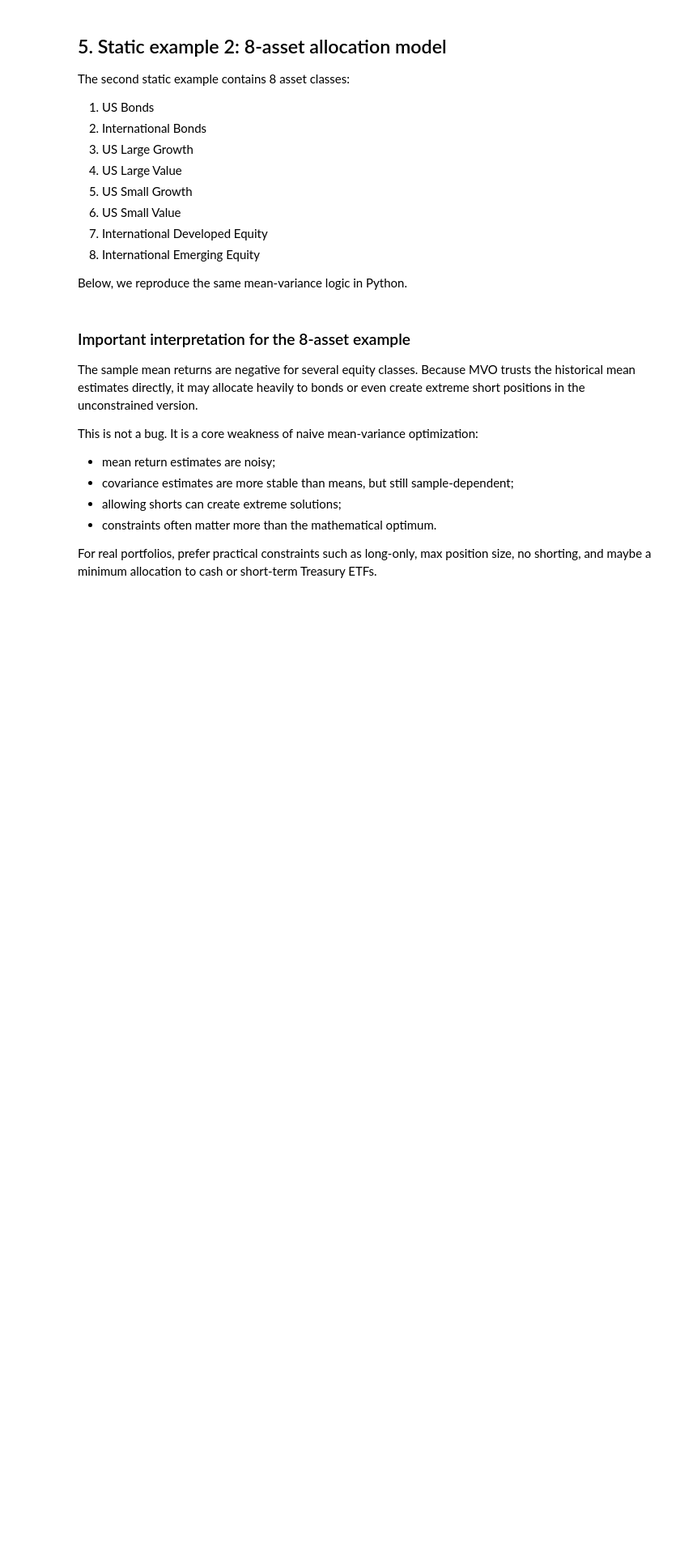
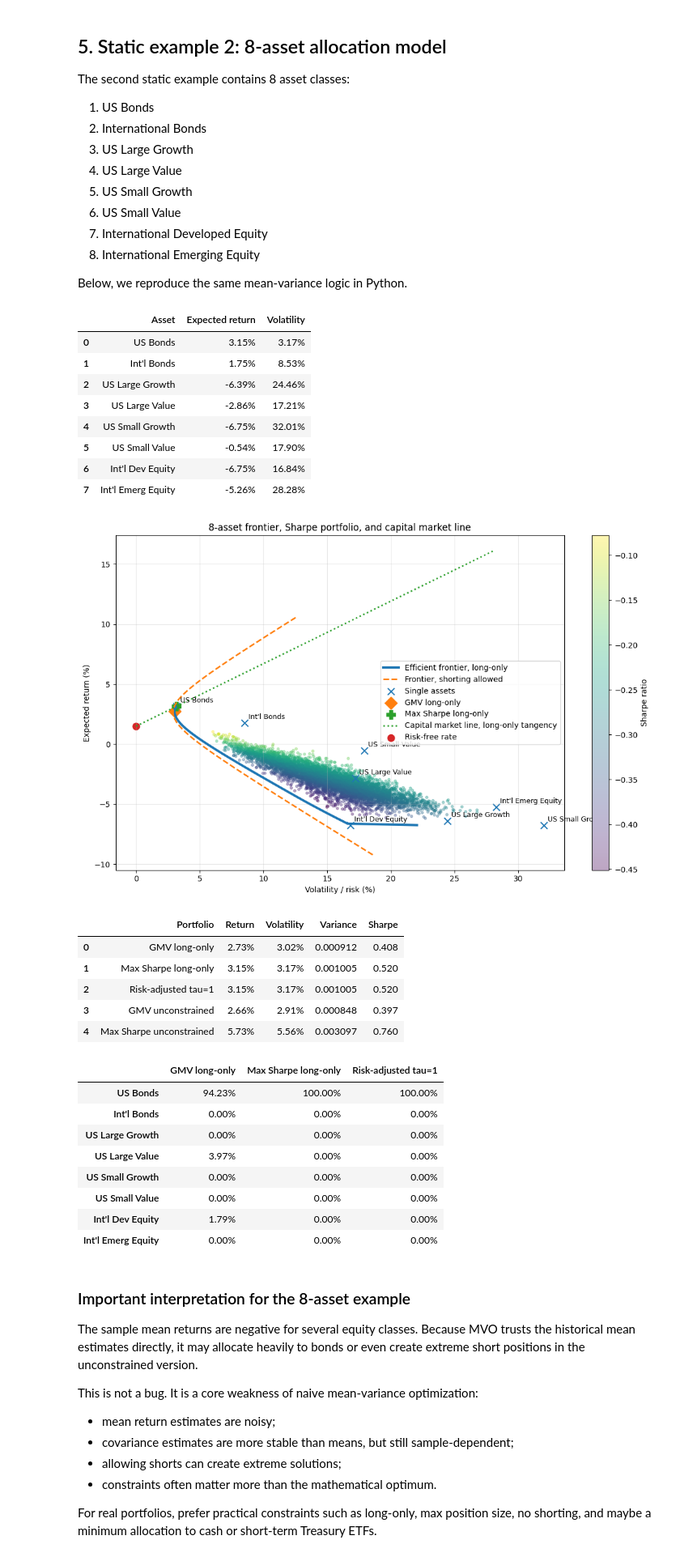
Before and after one commit to PathornKiti/financial-student-lecture, a Jupyter notebook: notebook/lecture/nb_mean_variance.ipynb, the cells around one changed output. Shown at 81% size. Cells and saved outputs as stored; diff of their text form; code cells hidden in the pictures; blank space fills up the shorter version.

```diff
--- a/notebook/lecture/nb_mean_variance.ipynb
+++ b/notebook/lecture/nb_mean_variance.ipynb
@@ -521,34 +537,60 @@ mvo_mu = np.array([3.15, 1.75, -6.39, -2.86, -6.75, -0.54, -6.75, -5.26], dtype=
 
 mvo_cov = np.array([
     [ 0.001005,  0.001328, -0.000579, -0.000675,  0.000121,  0.000128, -0.000445, -0.000437],
     [ 0.001328,  0.007277, -0.001307, -0.000610, -0.002237, -0.000989,  0.001442, -0.001535],
     [-0.000579, -0.001307,  0.059852,  0.027588,  0.063497,  0.023036,  0.032967,  0.048039],
     [-0.000675, -0.000610,  0.027588,  0.029609,  0.026572,  0.021465,  0.020697,  0.029854],
     [ 0.000121, -0.002237,  0.063497,  0.026572,  0.102488,  0.042744,  0.039943,  0.065994],
     [ 0.000128, -0.000989,  0.023036,  0.021465,  0.042744,  0.032056,  0.019881,  0.032235],
     [-0.000445,  0.001442,  0.032967,  0.020697,  0.039943,  0.019881,  0.028355,  0.035064],
     [-0.000437, -0.001535,  0.048039,  0.029854,  0.065994,  0.032235,  0.035064,  0.079958],
 ], dtype=float)
 
 mvo_rf = 0.015
 
 mvo_asset_table = pd.DataFrame({
     "Asset": mvo_asset_names,
     "Expected return": mvo_mu,
     "Volatility": np.sqrt(np.diag(mvo_cov)),
 })
 display(format_pct_table(mvo_asset_table, pct_cols=("Expected return", "Volatility")))
 
 mvo_results = plot_efficient_frontier(
     mvo_mu, mvo_cov, mvo_asset_names,
     rf=mvo_rf,
     title="8-asset frontier, Sharpe portfolio, and capital market line",
     n_random=6000,
     max_weight=1.0,
 )
 
 display(format_pct_table(mvo_results["summary"]))
-display(mvo_results["weights"].applymap(lambda x: f"{x:.2%}"))
+display(mvo_results["weights"].map(lambda x: f"{x:.2%}"))
+# %% [output]
+|  | Asset | Expected return | Volatility |
+| 0 | US Bonds | 3.15% | 3.17% |
+| 1 | Int'l Bonds | 1.75% | 8.53% |
+| 2 | US Large Growth | -6.39% | 24.46% |
+| 3 | US Large Value | -2.86% | 17.21% |
+| 4 | US Small Growth | -6.75% | 32.01% |
+| 5 | US Small Value | -0.54% | 17.90% |
+| 6 | Int'l Dev Equity | -6.75% | 16.84% |
+| 7 | Int'l Emerg Equity | -5.26% | 28.28% |
+[figure, added]
+|  | Portfolio | Return | Volatility | Variance | Sharpe |
+| 0 | GMV long-only | 2.73% | 3.02% | 0.000912 | 0.408 |
+| 1 | Max Sharpe long-only | 3.15% | 3.17% | 0.001005 | 0.520 |
+| 2 | Risk-adjusted tau=1 | 3.15% | 3.17% | 0.001005 | 0.520 |
+| 3 | GMV unconstrained | 2.66% | 2.91% | 0.000848 | 0.397 |
+| 4 | Max Sharpe unconstrained | 5.73% | 5.56% | 0.003097 | 0.760 |
+|  | GMV long-only | Max Sharpe long-only | Risk-adjusted tau=1 |
+| US Bonds | 94.23% | 100.00% | 100.00% |
+| Int'l Bonds | 0.00% | 0.00% | 0.00% |
+| US Large Growth | 0.00% | 0.00% | 0.00% |
+| US Large Value | 3.97% | 0.00% | 0.00% |
+| US Small Growth | 0.00% | 0.00% | 0.00% |
+| US Small Value | 0.00% | 0.00% | 0.00% |
+| Int'l Dev Equity | 1.79% | 0.00% | 0.00% |
+| Int'l Emerg Equity | 0.00% | 0.00% | 0.00% |
 # %% [markdown]
 ### Important interpretation for the 8-asset example
 
```
Also changed, not shown: parts of 6 cells of this notebook, 2 other files.
